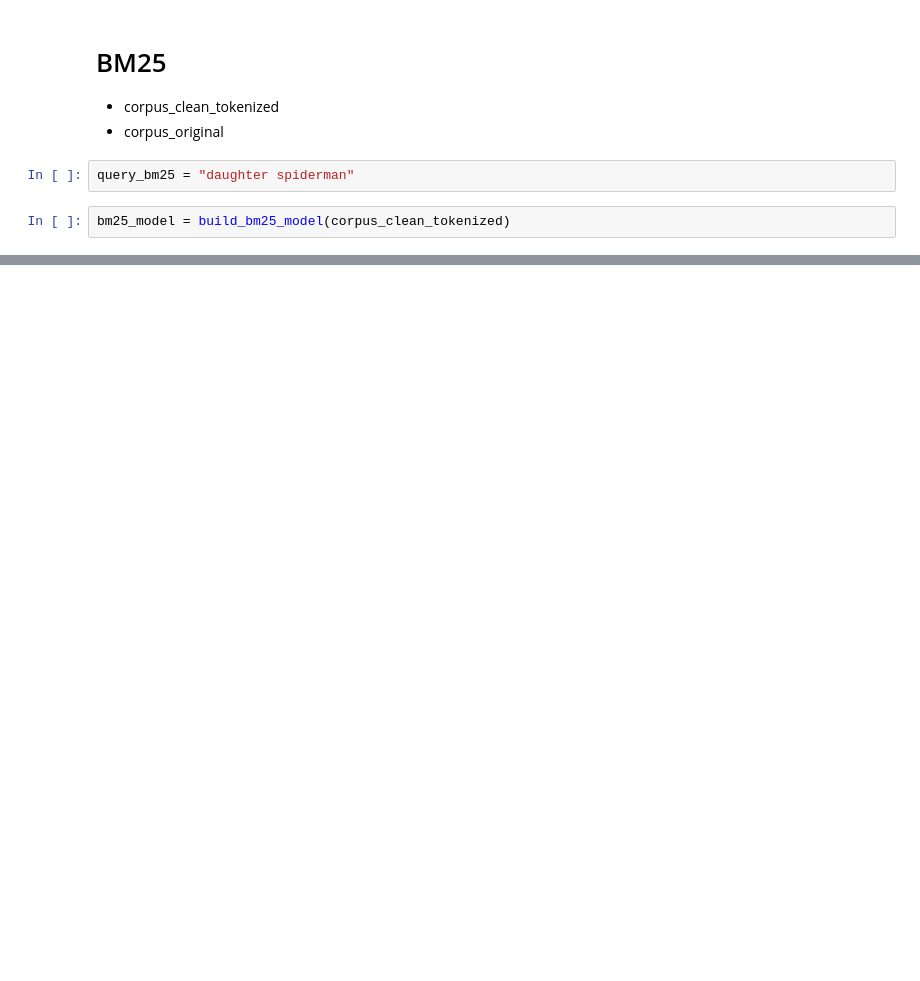
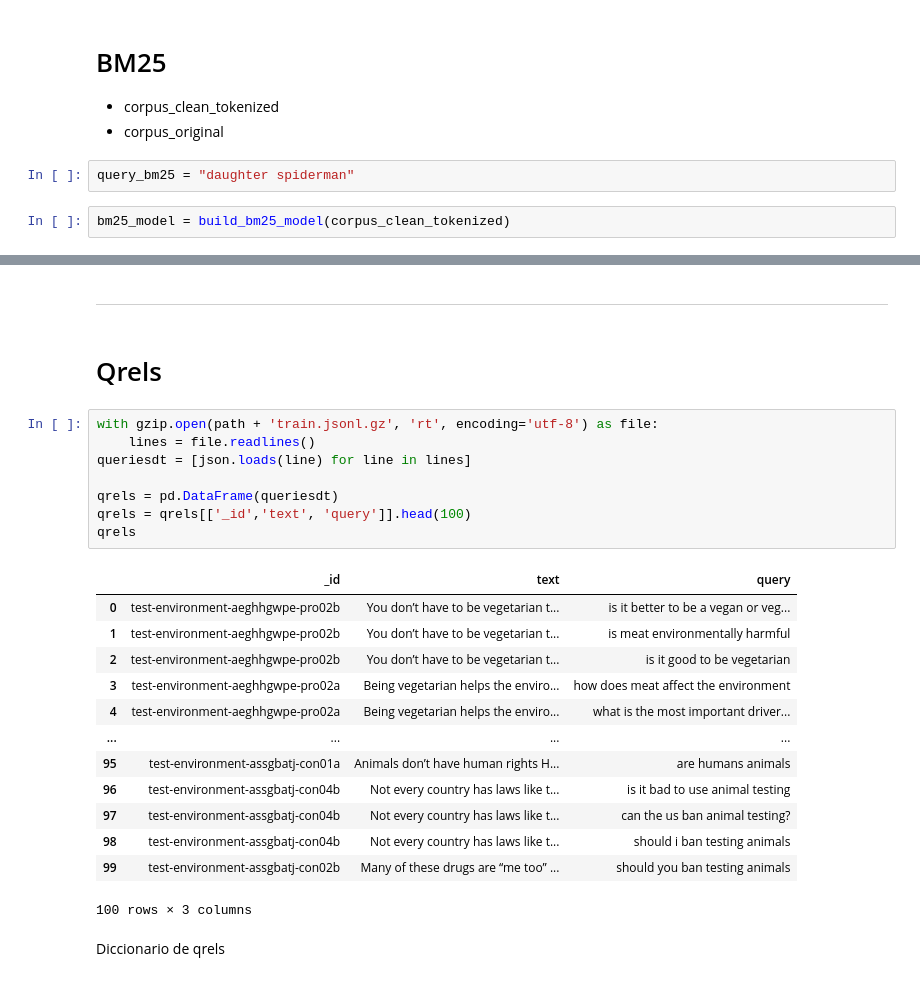
Before and after one commit to ecazar/ProyectoIB, a Jupyter notebook: x3.ipynb, the cells around one changed output, grey strips where cells are left out. Drawn from its saved outputs; the diff is of its cells as text; blank space fills up the shorter version.

```diff
--- a/x3.ipynb
+++ b/x3.ipynb
@@ -121,0 +143,28 @@ result_bm25
+# %% [markdown]
+---
+# %% [markdown]
+# Qrels
+# %%
+with gzip.open(path + 'train.jsonl.gz', 'rt', encoding='utf-8') as file:
+    lines = file.readlines()
+queriesdt = [json.loads(line) for line in lines]
+
+qrels = pd.DataFrame(queriesdt)
+qrels = qrels[['_id','text', 'query']].head(100)
+qrels
+# %% [output]
+|  | _id | text | query |
+| 0 | test-environment-aeghhgwpe-pro02b | You don’t have to be vegetarian t... | is it better to be a vegan or veg... |
+| 1 | test-environment-aeghhgwpe-pro02b | You don’t have to be vegetarian t... | is meat environmentally harmful |
+| 2 | test-environment-aeghhgwpe-pro02b | You don’t have to be vegetarian t... | is it good to be vegetarian |
+| 3 | test-environment-aeghhgwpe-pro02a | Being vegetarian helps the enviro... | how does meat affect the environment |
+| 4 | test-environment-aeghhgwpe-pro02a | Being vegetarian helps the enviro... | what is the most important driver... |
+| ... | ... | ... | ... |
+| 95 | test-environment-assgbatj-con01a | Animals don’t have human rights H... | are humans animals |
+| 96 | test-environment-assgbatj-con04b | Not every country has laws like t... | is it bad to use animal testing |
+| 97 | test-environment-assgbatj-con04b | Not every country has laws like t... | can the us ban animal testing? |
+| 98 | test-environment-assgbatj-con04b | Not every country has laws like t... | should i ban testing animals |
+| 99 | test-environment-assgbatj-con02b | Many of these drugs are “me too” ... | should you ban testing animals |
+100 rows × 3 columns
+# %% [markdown]
+Diccionario de qrels
```
Also changed, not shown: parts of 34 cells of this notebook, 6 other files.
